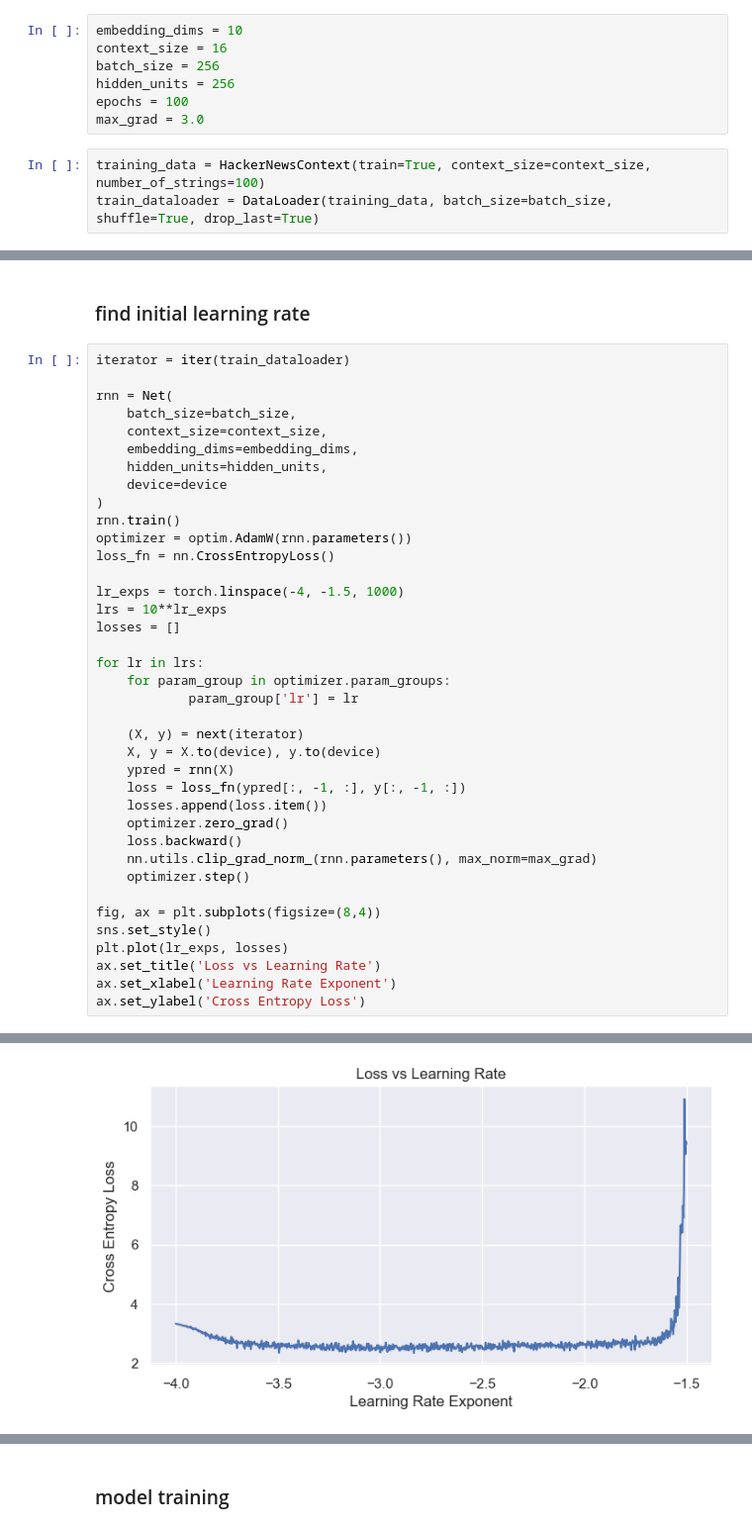
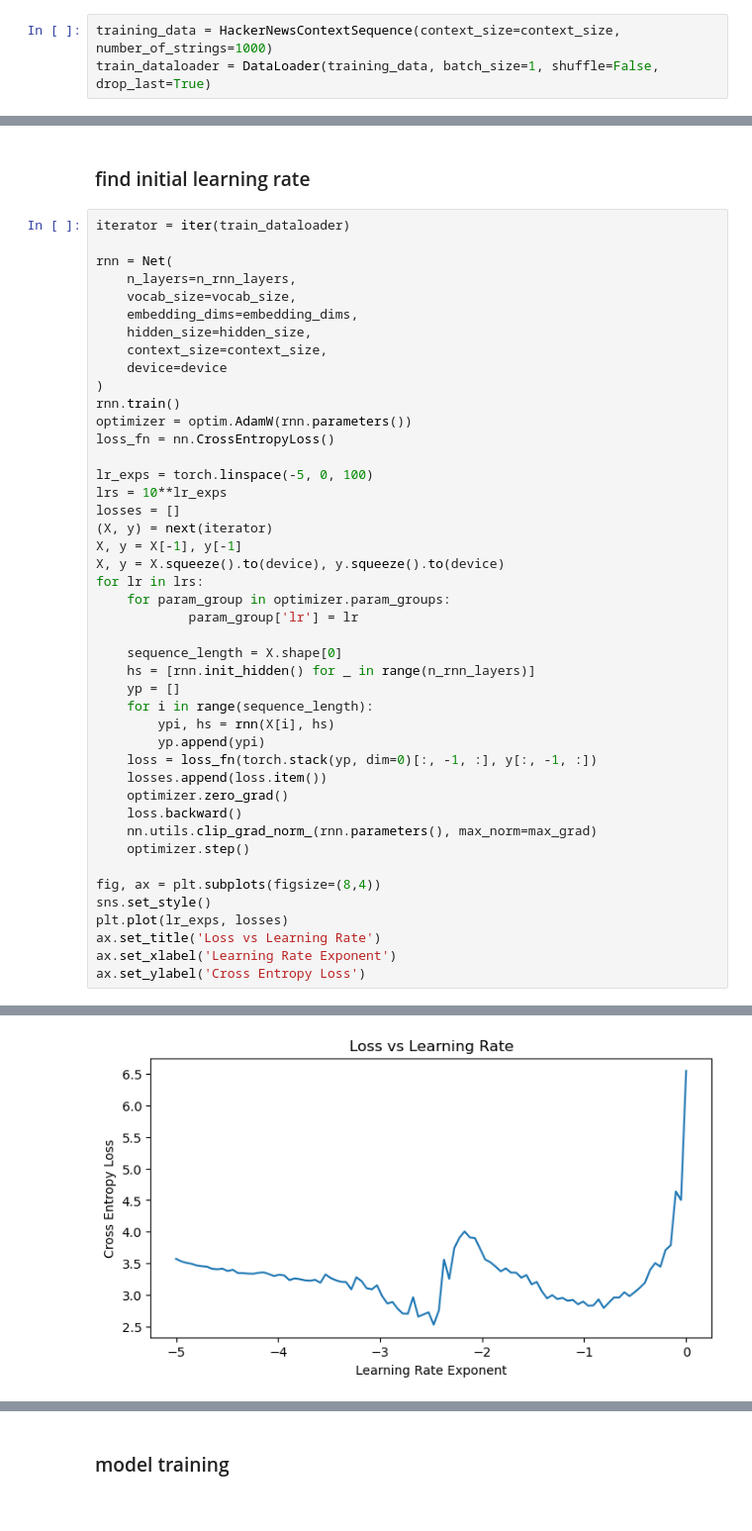
Before and after one commit to haukesteffen/LearningPyTorch, a Jupyter notebook: 4-rnn.ipynb, the cells around one changed output, grey strips where cells are left out. Shown at 99% size. Saved outputs shown, nothing was run; the diff lists cells and outputs as text.

```diff
--- a/4-rnn.ipynb
+++ b/4-rnn.ipynb
@@ -117,10 +91,3 @@ Using mps device
-# %%
-embedding_dims = 10
-context_size = 16
-batch_size = 256
-hidden_units = 256
-epochs = 100
-max_grad = 3.0
 # %%
-training_data = HackerNewsContext(train=True, context_size=context_size, number_of_strings=100)
-train_dataloader = DataLoader(training_data, batch_size=batch_size, shuffle=True, drop_last=True)
+training_data = HackerNewsContextSequence(context_size=context_size, number_of_strings=1000)
+train_dataloader = DataLoader(training_data, batch_size=1, shuffle=False, drop_last=True)
@@ -130,40 +212,46 @@ train_dataloader = DataLoader(training_data, batch_size=batch_size, shuffle=True
 iterator = iter(train_dataloader)
 
 rnn = Net(
-    batch_size=batch_size,
+    n_layers=n_rnn_layers,
+    vocab_size=vocab_size,
+    embedding_dims=embedding_dims,
+    hidden_size=hidden_size,
     context_size=context_size,
-    embedding_dims=embedding_dims,
-    hidden_units=hidden_units,
     device=device
 )
 rnn.train()
 optimizer = optim.AdamW(rnn.parameters())
 loss_fn = nn.CrossEntropyLoss()
 
-lr_exps = torch.linspace(-4, -1.5, 1000)
+lr_exps = torch.linspace(-5, 0, 100)
 lrs = 10**lr_exps
 losses = []
-
+(X, y) = next(iterator)
+X, y = X[-1], y[-1]
+X, y = X.squeeze().to(device), y.squeeze().to(device)
 for lr in lrs:
     for param_group in optimizer.param_groups:
             param_group['lr'] = lr
 
-    (X, y) = next(iterator)
-    X, y = X.to(device), y.to(device)
-    ypred = rnn(X)
-    loss = loss_fn(ypred[:, -1, :], y[:, -1, :])
+    sequence_length = X.shape[0]
+    hs = [rnn.init_hidden() for _ in range(n_rnn_layers)]
+    yp = []
+    for i in range(sequence_length):
+        ypi, hs = rnn(X[i], hs)
+        yp.append(ypi)
+    loss = loss_fn(torch.stack(yp, dim=0)[:, -1, :], y[:, -1, :])
     losses.append(loss.item())
     optimizer.zero_grad()
     loss.backward()
     nn.utils.clip_grad_norm_(rnn.parameters(), max_norm=max_grad)
     optimizer.step()
 
 fig, ax = plt.subplots(figsize=(8,4))
 sns.set_style()
 plt.plot(lr_exps, losses)
 ax.set_title('Loss vs Learning Rate')
 ax.set_xlabel('Learning Rate Exponent')
 ax.set_ylabel('Cross Entropy Loss')
 # %% [output]
 Text(0, 0.5, 'Cross Entropy Loss')
-[figure, old version]
+[figure, new version]
```
Also changed, not shown: parts of 30 cells of this notebook.
